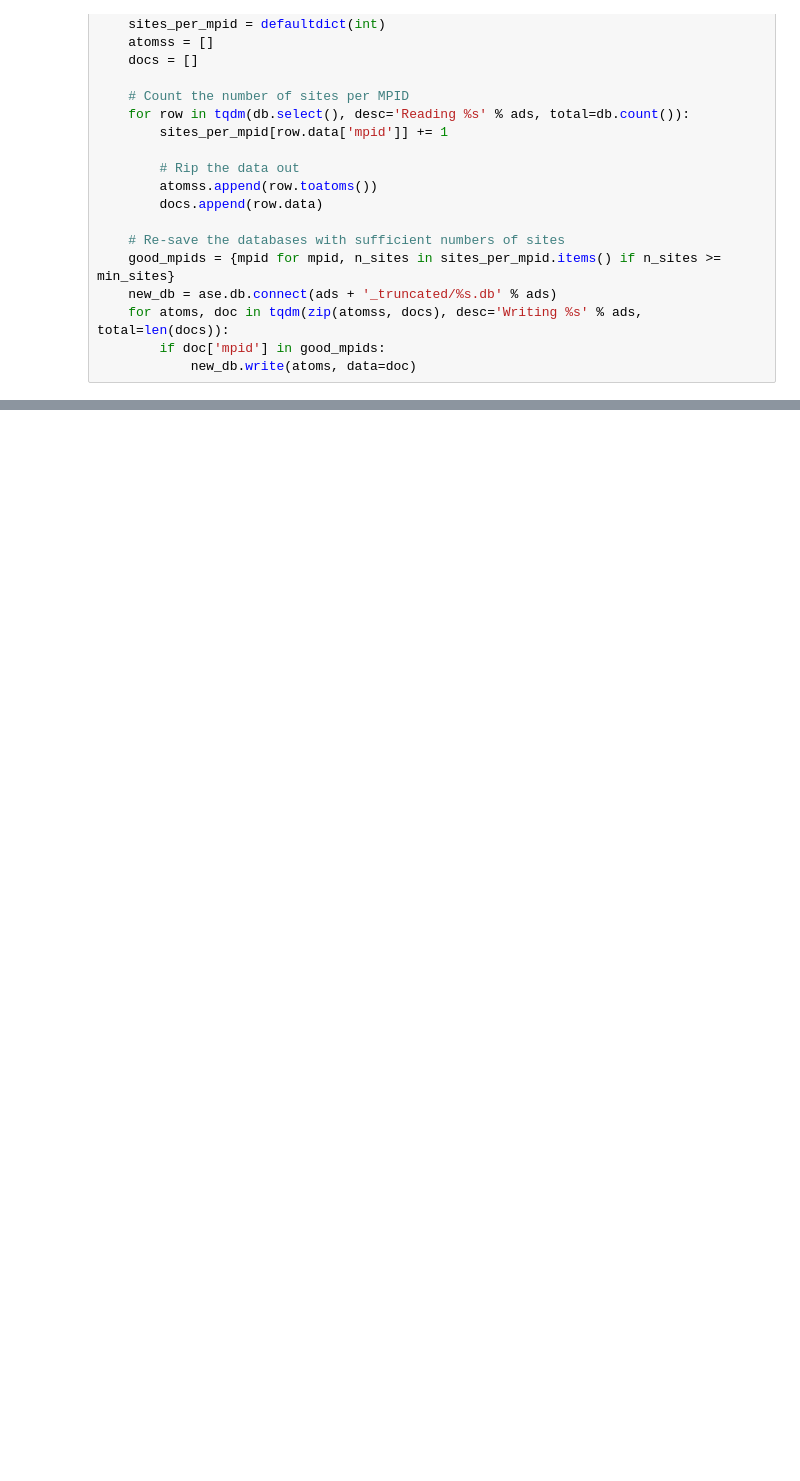
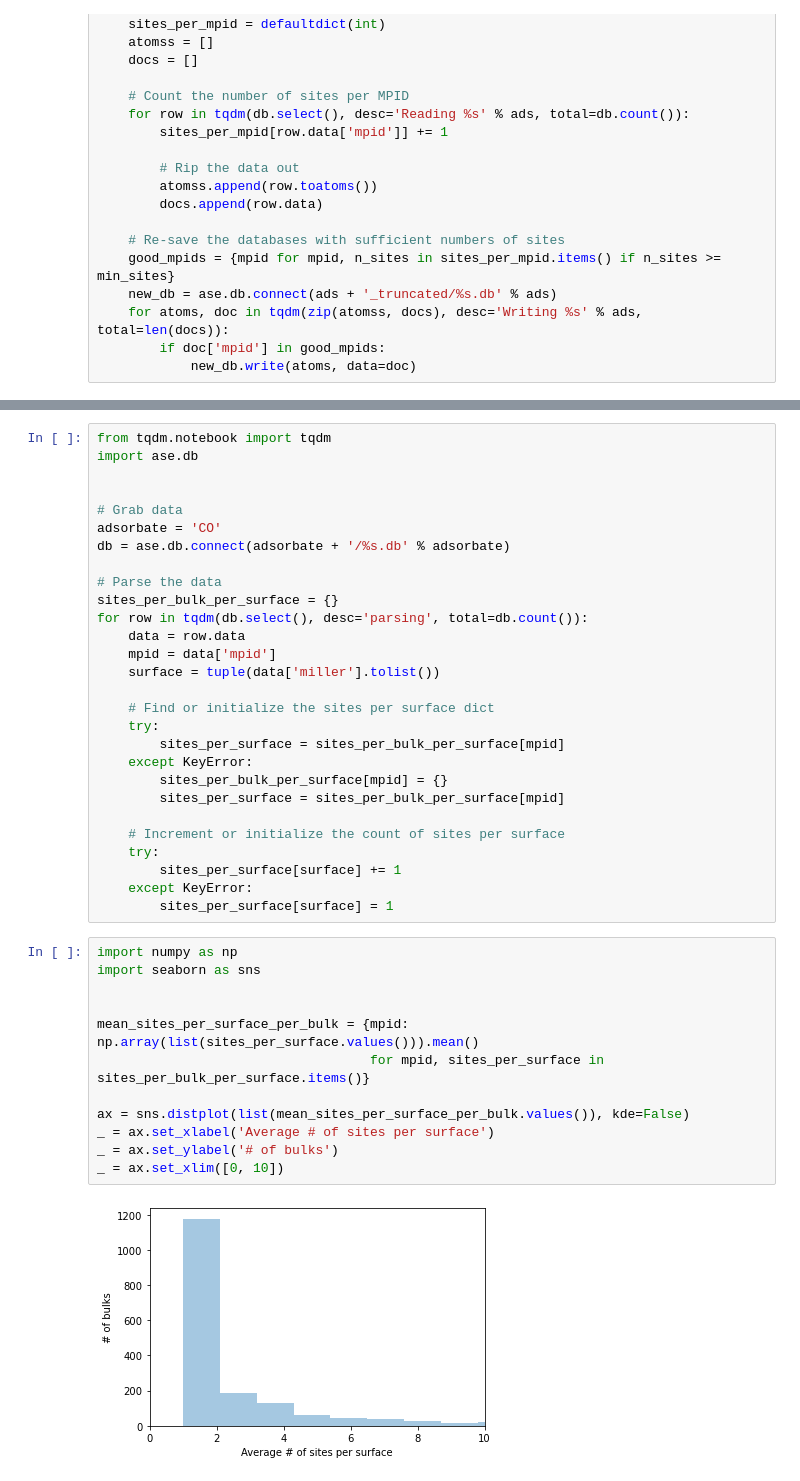
Before and after one commit to ulissigroup/catalyst-acquisitions, a Jupyter notebook: notebooks/pull_data/truncate_data.ipynb, the cells around one changed output, grey strips where cells are left out. Drawn from its saved outputs; the diff is of its cells as text; blank space fills up the shorter version.

```diff
--- a/notebooks/pull_data/truncate_data.ipynb
+++ b/notebooks/pull_data/truncate_data.ipynb
@@ -40,0 +46,42 @@ for ads, db in dbs.items():
+# %%
+from tqdm.notebook import tqdm
+import ase.db
+
+
+# Grab data
+adsorbate = 'CO'
+db = ase.db.connect(adsorbate + '/%s.db' % adsorbate)
+
+# Parse the data
+sites_per_bulk_per_surface = {}
+for row in tqdm(db.select(), desc='parsing', total=db.count()):
+    data = row.data
+    mpid = data['mpid']
+    surface = tuple(data['miller'].tolist())
+
+    # Find or initialize the sites per surface dict
+    try:
+        sites_per_surface = sites_per_bulk_per_surface[mpid]
+    except KeyError:
+        sites_per_bulk_per_surface[mpid] = {}
+        sites_per_surface = sites_per_bulk_per_surface[mpid]
+
+    # Increment or initialize the count of sites per surface
+    try:
+        sites_per_surface[surface] += 1
+    except KeyError:
+        sites_per_surface[surface] = 1
+# %%
+import numpy as np
+import seaborn as sns
+
+
+mean_sites_per_surface_per_bulk = {mpid: np.array(list(sites_per_surface.values())).mean()
+                                   for mpid, sites_per_surface in sites_per_bulk_per_surface.items()}
+
+ax = sns.distplot(list(mean_sites_per_surface_per_bulk.values()), kde=False)
+_ = ax.set_xlabel('Average # of sites per surface')
+_ = ax.set_ylabel('# of bulks')
+_ = ax.set_xlim([0, 10])
+# %% [output]
+[figure, added]
```
Also changed, not shown: parts of 13 cells of this notebook, 28 other files.
